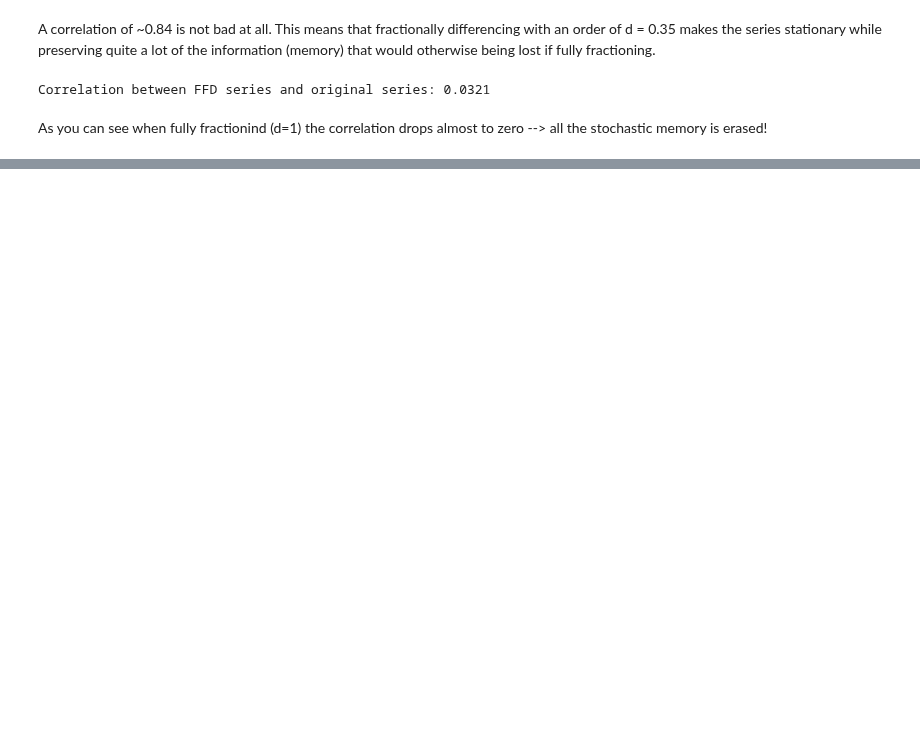
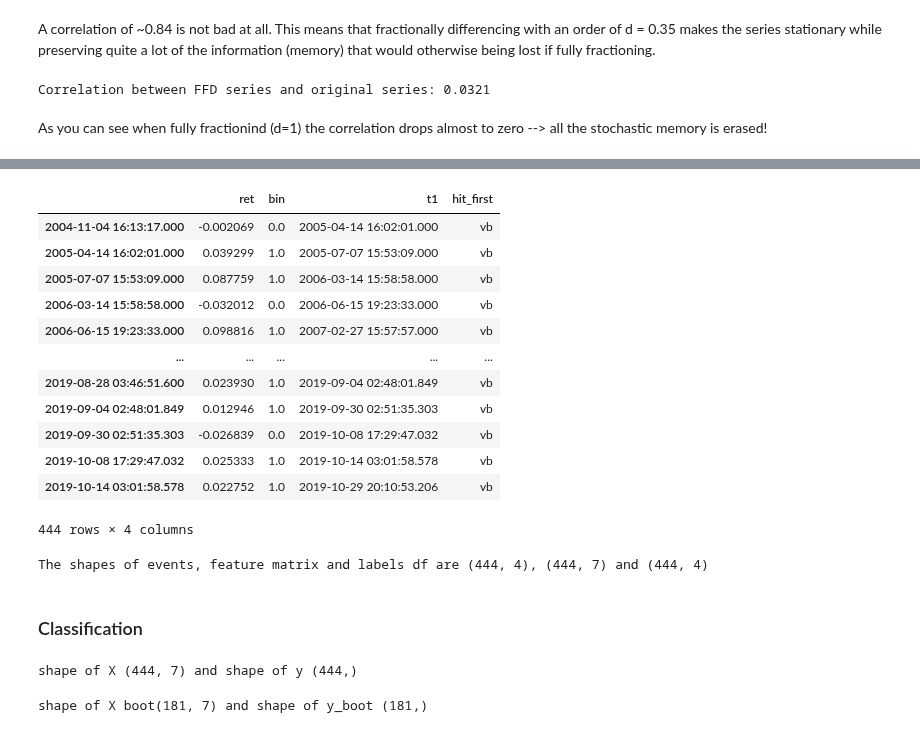
Before and after one commit to dgalassi99/quant-lab, a Jupyter notebook: book_projects/Advances_Financial_Machine_Learning/projects/Classification_with_fracdiff.ipynb, the cells around one changed output, grey strips where cells are left out. Drawn from its saved outputs; the diff is of its cells as text; code cells hidden in the pictures; blank space fills up the shorter version.

Commit message:
finish classification_with_fractional_differencing.ipynb

```diff
--- a/book_projects/Advances_Financial_Machine_Learning/projects/Classification_with_fracdiff.ipynb
+++ b/book_projects/Advances_Financial_Machine_Learning/projects/Classification_with_fracdiff.ipynb
@@ -264,0 +520,29 @@ As you can see when fully fractionind (d=1) the correlation drops almost to zero
+# %%
+#get labels
+labels = getTBMLabels(events, df.close)
+# %%
+labels
+# %% [output]
+|  | ret | bin | t1 | hit_first |
+| 2004-11-04 16:13:17.000 | -0.002069 | 0.0 | 2005-04-14 16:02:01.000 | vb |
+| 2005-04-14 16:02:01.000 | 0.039299 | 1.0 | 2005-07-07 15:53:09.000 | vb |
+| 2005-07-07 15:53:09.000 | 0.087759 | 1.0 | 2006-03-14 15:58:58.000 | vb |
+| 2006-03-14 15:58:58.000 | -0.032012 | 0.0 | 2006-06-15 19:23:33.000 | vb |
+| 2006-06-15 19:23:33.000 | 0.098816 | 1.0 | 2007-02-27 15:57:57.000 | vb |
+| ... | ... | ... | ... | ... |
+| 2019-08-28 03:46:51.600 | 0.023930 | 1.0 | 2019-09-04 02:48:01.849 | vb |
+| 2019-09-04 02:48:01.849 | 0.012946 | 1.0 | 2019-09-30 02:51:35.303 | vb |
+| 2019-09-30 02:51:35.303 | -0.026839 | 0.0 | 2019-10-08 17:29:47.032 | vb |
+| 2019-10-08 17:29:47.032 | 0.025333 | 1.0 | 2019-10-14 03:01:58.578 | vb |
+| 2019-10-14 03:01:58.578 | 0.022752 | 1.0 | 2019-10-29 20:10:53.206 | vb |
+444 rows × 4 columns
+# %%
+#drop nan rows of events and df cause the vertcial barries will not be realized
+events = events.dropna()
+df = df.loc[events.index]
+#check if all the dataframes are aligned
+print(f'The shapes of events, feature matrix and labels df are {events.shape}, {df.shape} and {labels.shape}')
+# %% [output]
+The shapes of events, feature matrix and labels df are (444, 4), (444, 7) and (444, 4)
+# %% [markdown]
+### Classification
@@ -264,0 +558,16 @@ As you can see when fully fractionind (d=1) the correlation drops almost to zero
+# %%
+y = labels.bin
+X = df
+
+print(f'shape of X {X.shape} and shape of y {y.shape}')
+# %% [output]
+shape of X (444, 7) and shape of y (444,)
+# %%
+X_boot = X.iloc[phi]
+y_boot = y.iloc[phi]
+#sample weights
+weights_boot = sampleW(events.t1, number_of_coevents, df.close, events.index)
+
+print(f'shape of X boot{X_boot.shape} and shape of y_boot {y_boot.shape}')
+# %% [output]
+shape of X boot(181, 7) and shape of y_boot (181,)
```
Also changed, not shown: parts of 41 cells of this notebook, 3 other files.
